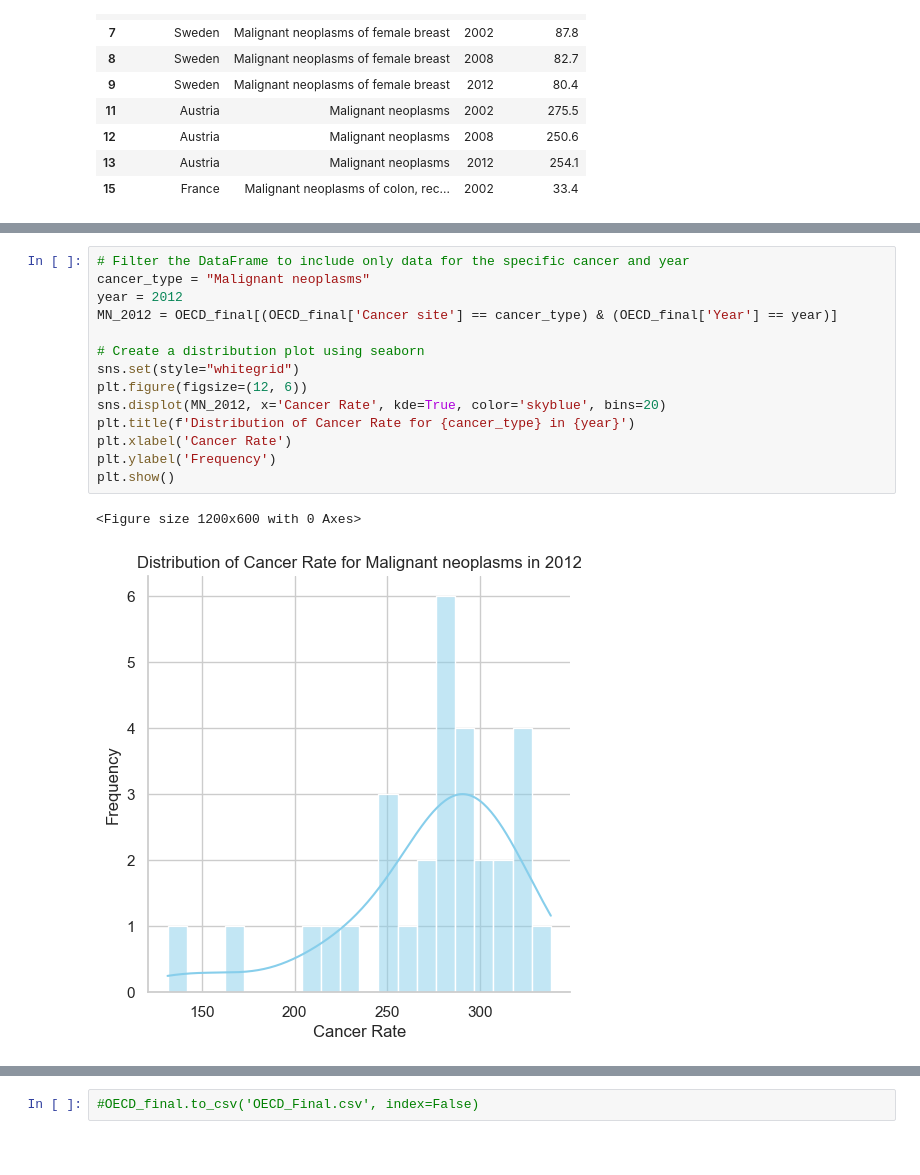
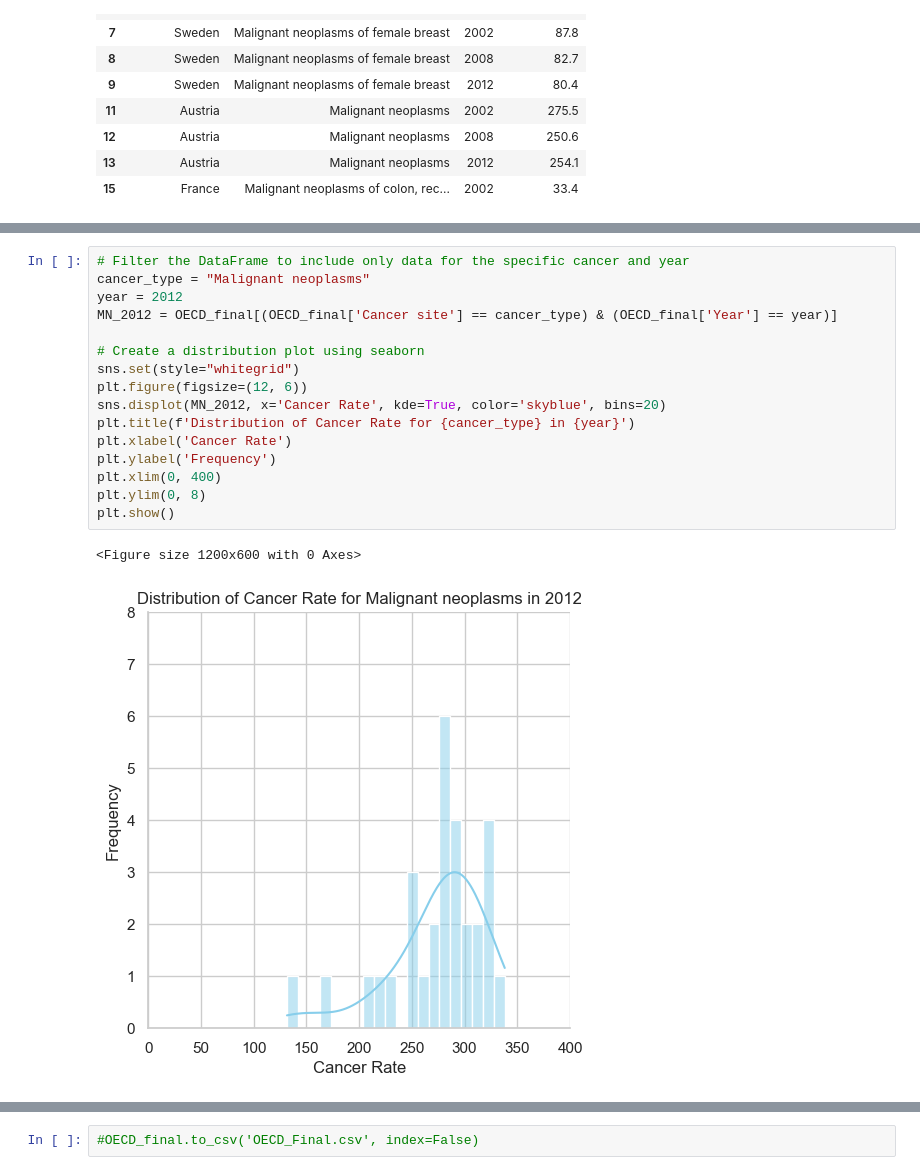
Before and after one commit to LevLow/CapstoneProject, a Jupyter notebook: capstone.ipynb, the cells around one changed output, grey strips where cells are left out. Saved outputs shown, nothing was run; the diff lists cells and outputs as text.

```diff
--- a/capstone.ipynb
+++ b/capstone.ipynb
@@ -310,17 +312,19 @@ plt.show()
 # %%
 # Filter the DataFrame to include only data for the specific cancer and year
 cancer_type = "Malignant neoplasms"
 year = 2012
 MN_2012 = OECD_final[(OECD_final['Cancer site'] == cancer_type) & (OECD_final['Year'] == year)]
 
 # Create a distribution plot using seaborn
 sns.set(style="whitegrid")
 plt.figure(figsize=(12, 6))
 sns.displot(MN_2012, x='Cancer Rate', kde=True, color='skyblue', bins=20)
 plt.title(f'Distribution of Cancer Rate for {cancer_type} in {year}')
 plt.xlabel('Cancer Rate')
 plt.ylabel('Frequency')
+plt.xlim(0, 400)
+plt.ylim(0, 8)
 plt.show()
 # %% [output]
 <Figure size 1200x600 with 0 Axes>
-[figure, old version]
+[figure, new version]
```
Also changed, not shown: parts of 7 cells of this notebook.
